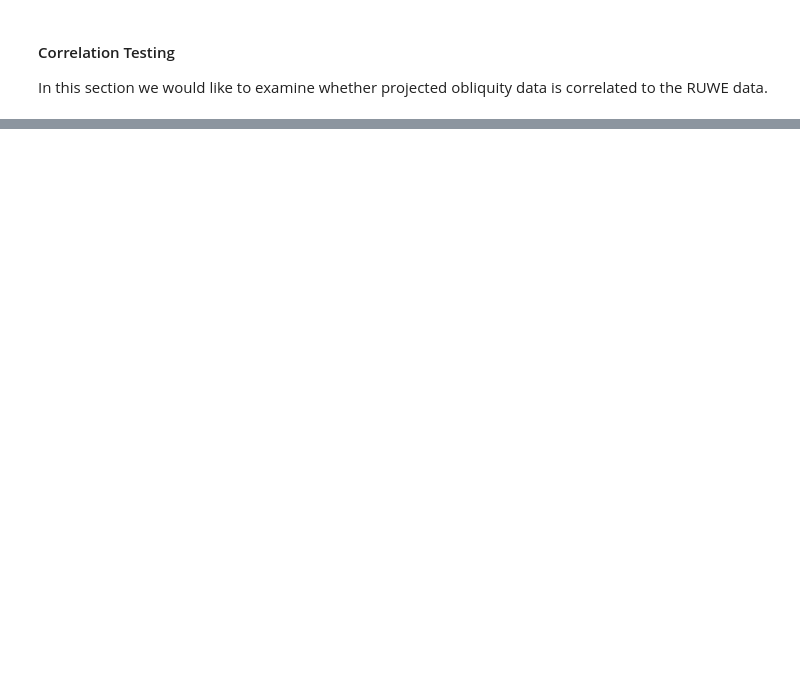
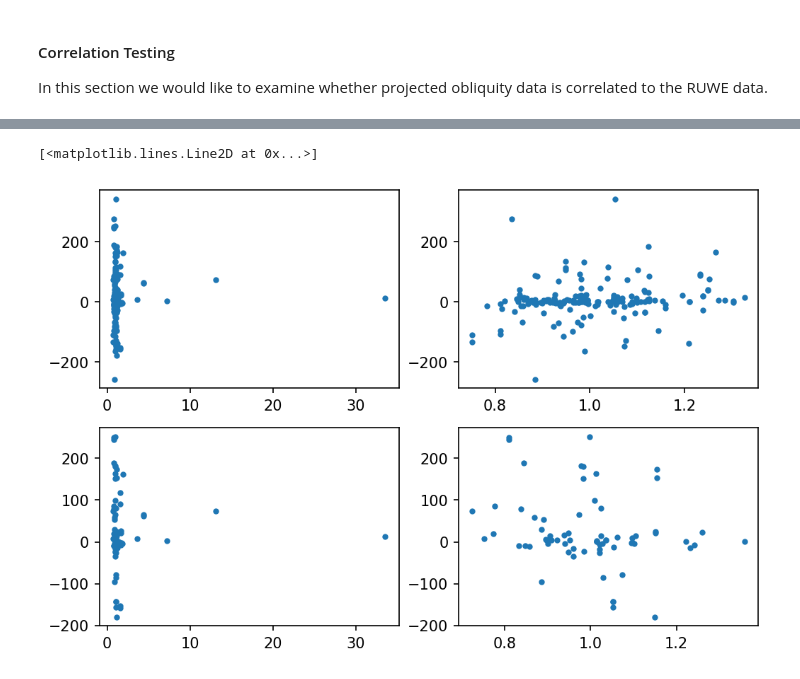
Before and after one commit to baryan/ASTR154-ProjectedObliquity, a Jupyter notebook: src/hypothesis_testing.ipynb, the cells around one changed output, grey strips where cells are left out. Drawn from its saved outputs; the diff is of its cells as text; code cells hidden in the pictures; blank space fills up the shorter version.

Commit message:
Added correlation plots

```diff
--- a/src/hypothesis_testing.ipynb
+++ b/src/hypothesis_testing.ipynb
@@ -18,8 +39,9 @@ exo_table = table.Table.read(data_file_loc+exo_file_name, format='ascii.csv', he
 # Divide the list into two sets, one containing only exoplanets with a singl
 # star system ('single_sys'), and the other with 2 or more star systems
 # ('binary_sys')
-binary_sys = exo_table[exo_table['sy_snum'] >  1]['gaia_dr3_id', 'gaia_dr3_source_id', 'discoverymethod', 'sy_snum', 'pl_projobliq']
-single_sys = exo_table[exo_table['sy_snum'] == 1]['gaia_dr3_id', 'gaia_dr3_source_id', 'discoverymethod', 'sy_snum', 'pl_projobliq']
+col_keys = ['gaia_dr3_source_id', 'discoverymethod', 'sy_snum', 'pl_projobliq']
+binary_sys = exo_table[exo_table['sy_snum'] >  1][col_keys]
+single_sys = exo_table[exo_table['sy_snum'] == 1][col_keys]
 print(binary_sys, '\n')
 print(single_sys, '\n')
 # %% [output]
@@ -495,0 +615,20 @@ The Spearman rho statistics is -0.1051 with a p-value of 0.3355
+# %%
+# Plot the Obliquity values vs. RUWE to see if there are any trends
+fig_w = 8
+fig_h = fig_w * 6 / 9
+plt.figure(figsize=[fig_w, fig_h], dpi=150)
+
+plt.subplot(221)
+plt.plot(all_proj_obliq['ruwe'], all_proj_obliq['pl_projobliq'], '.')
+
+plt.subplot(222)
+plt.plot(single_sys_ruwe['ruwe'], single_sys_ruwe['pl_projobliq'], '.')
+
+plt.subplot(223)
+plt.plot(binary_sys_ruwe['ruwe'], binary_sys_ruwe['pl_projobliq'], '.')
+
+plt.subplot(224)
+plt.plot(bin_fit_ruwe['ruwe'], bin_fit_ruwe['pl_projobliq'], '.')
+# %% [output]
+[<matplotlib.lines.Line2D at 0x...>]
+[figure, added]
```
Also changed, not shown: parts of 8 cells of this notebook.
